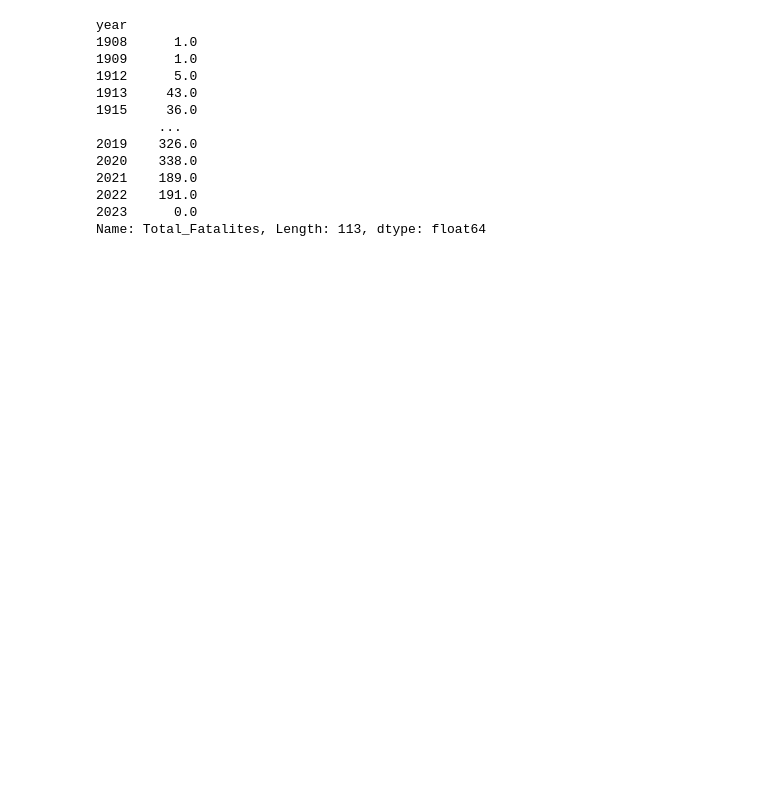
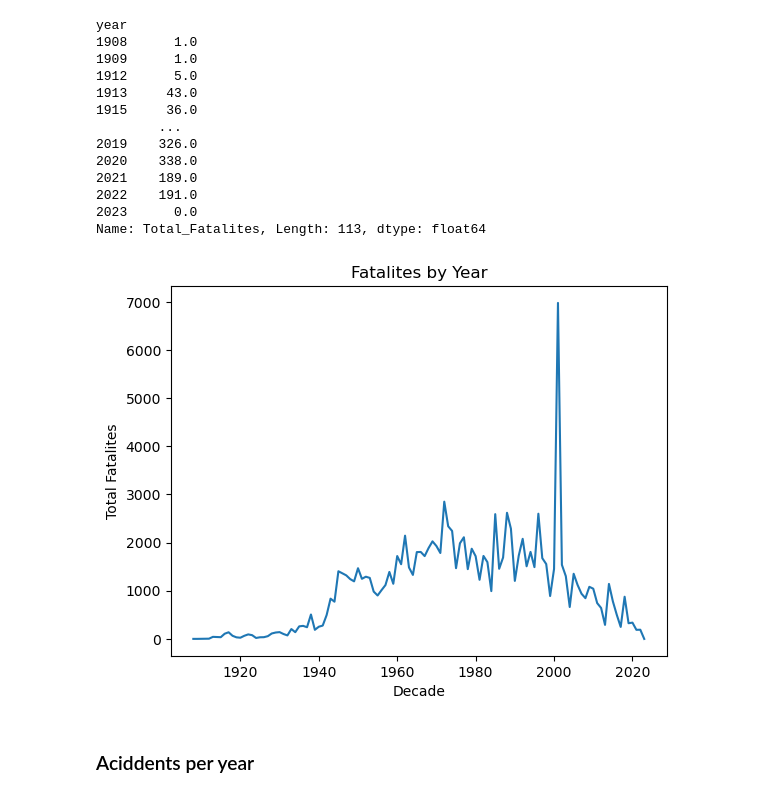
Before and after one commit to marxio09dio/Airplanes-Crashes-Study, a Jupyter notebook: eda.ipynb, the cells around one changed output. Drawn from its saved outputs; the diff is of its cells as text; code cells hidden in the pictures; blank space fills up the shorter version.

```diff
--- a/eda.ipynb
+++ b/eda.ipynb
@@ -53,3 +98,13 @@ year
 2022    191.0
 2023      0.0
 Name: Total_Fatalites, Length: 113, dtype: float64
+# %%
+sns.lineplot(x=fatalities_by_year.index, y='Total_Fatalites', data=fatalities_by_year)
+plt.xlabel('Decade')
+plt.ylabel('Total Fatalites')
+plt.title('Fatalites by Year')
+plt.show()
+# %% [output]
+[figure, added]
+# %% [markdown]
+### Aciddents per year
```
Also changed, not shown: parts of 27 cells of this notebook.
